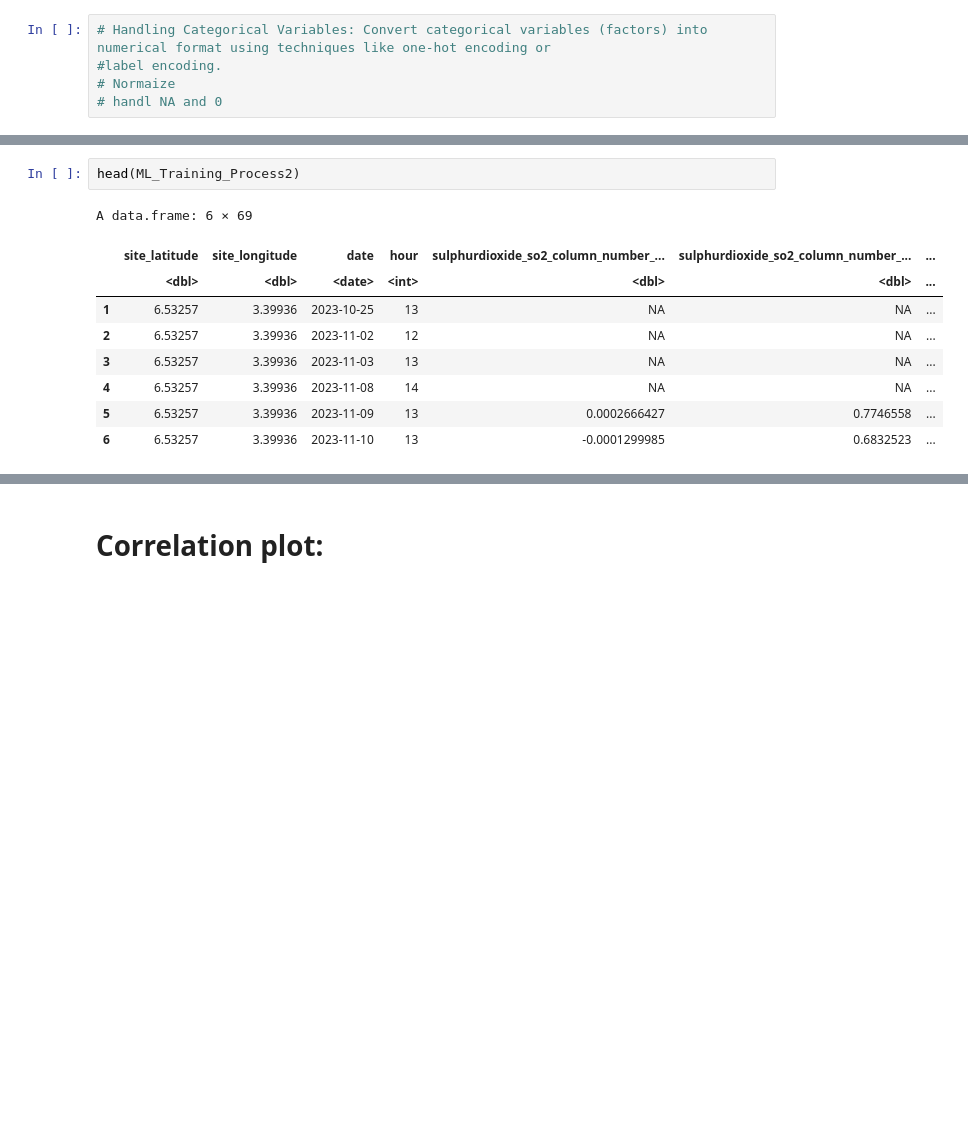
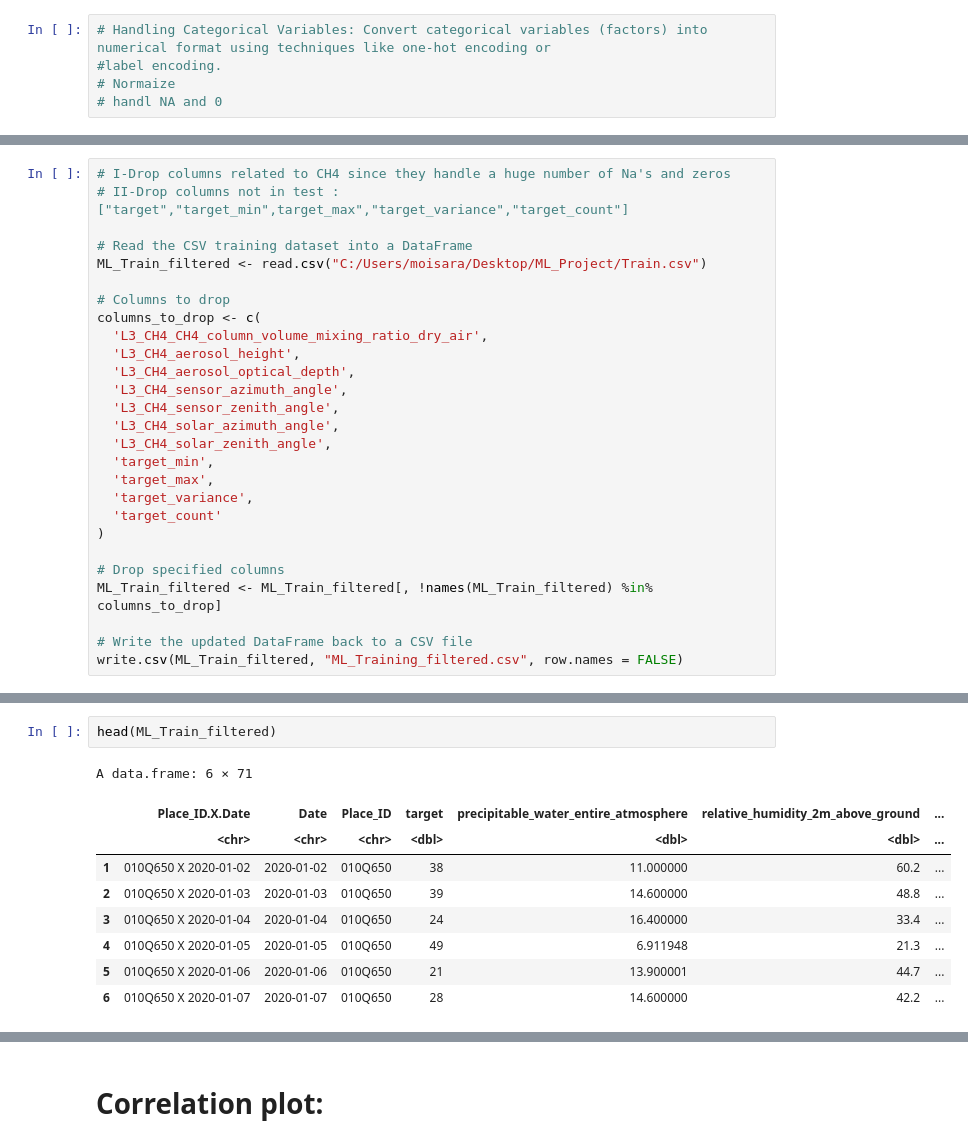
Before and after one commit to ULB-INFO-F-422/urban-air-pollution-challenge-les-dingos, a Jupyter notebook: Notebook_Sarah.ipynb, the cells around one changed output, grey strips where cells are left out. Drawn from its saved outputs; the diff is of its cells as text; blank space fills up the shorter version.

```diff
--- a/Notebook_Sarah.ipynb
+++ b/Notebook_Sarah.ipynb
@@ -309 +352,28 @@ ML_Training_Process <- ML_Training_Process[, !names(ML_Training_Process) %in% co
+# %%
+# I-Drop columns related to CH4 since they handle a huge number of Na's and zeros
+# II-Drop columns not in test : ["target","target_min",target_max","target_variance","target_count"]
+
+# Read the CSV training dataset into a DataFrame
+ML_Train_filtered <- read.csv("C:/Users/moisara/Desktop/ML_Project/Train.csv")
+
+# Columns to drop
+columns_to_drop <- c(
+  'L3_CH4_CH4_column_volume_mixing_ratio_dry_air',
+  'L3_CH4_aerosol_height',
+  'L3_CH4_aerosol_optical_depth',
+  'L3_CH4_sensor_azimuth_angle',
+  'L3_CH4_sensor_zenith_angle',
+  'L3_CH4_solar_azimuth_angle',
+  'L3_CH4_solar_zenith_angle',
+  'target_min',
+  'target_max',
+  'target_variance',
+  'target_count'
+)
+
+# Drop specified columns
+ML_Train_filtered <- ML_Train_filtered[, !names(ML_Train_filtered) %in% columns_to_drop]
+
+# Write the updated DataFrame back to a CSV file
+write.csv(ML_Train_filtered, "ML_Training_filtered.csv", row.names = FALSE)
 # %%
@@ -342,13 +403,13 @@ str(ML_Training_Process2)
 # %%
-head(ML_Training_Process2)
+head(ML_Train_filtered)
 # %% [output]
-A data.frame: 6 × 69
+A data.frame: 6 × 71
-|  | site_latitude | site_longitude | date | hour | sulphurdioxide_so2_column_number_... | sulphurdioxide_so2_column_number_... | ... |
-|  | <dbl> | <dbl> | <date> | <int> | <dbl> | <dbl> | ... |
-| 1 | 6.53257 | 3.39936 | 2023-10-25 | 13 | NA | NA | ... |
-| 2 | 6.53257 | 3.39936 | 2023-11-02 | 12 | NA | NA | ... |
-| 3 | 6.53257 | 3.39936 | 2023-11-03 | 13 | NA | NA | ... |
-| 4 | 6.53257 | 3.39936 | 2023-11-08 | 14 | NA | NA | ... |
-| 5 | 6.53257 | 3.39936 | 2023-11-09 | 13 | 0.0002666427 | 0.7746558 | ... |
-| 6 | 6.53257 | 3.39936 | 2023-11-10 | 13 | -0.0001299985 | 0.6832523 | ... |
+|  | Place_ID.X.Date | Date | Place_ID | target | precipitable_water_entire_atmosphere | relative_humidity_2m_above_ground | ... |
+|  | <chr> | <chr> | <chr> | <dbl> | <dbl> | <dbl> | ... |
+| 1 | 010Q650 X 2020-01-02 | 2020-01-02 | 010Q650 | 38 | 11.000000 | 60.2 | ... |
+| 2 | 010Q650 X 2020-01-03 | 2020-01-03 | 010Q650 | 39 | 14.600000 | 48.8 | ... |
+| 3 | 010Q650 X 2020-01-04 | 2020-01-04 | 010Q650 | 24 | 16.400000 | 33.4 | ... |
+| 4 | 010Q650 X 2020-01-05 | 2020-01-05 | 010Q650 | 49 | 6.911948 | 21.3 | ... |
+| 5 | 010Q650 X 2020-01-06 | 2020-01-06 | 010Q650 | 21 | 13.900001 | 44.7 | ... |
+| 6 | 010Q650 X 2020-01-07 | 2020-01-07 | 010Q650 | 28 | 14.600000 | 42.2 | ... |
 # %% [markdown]
```
Also changed, not shown: parts of 73 cells of this notebook, 5 other files.
